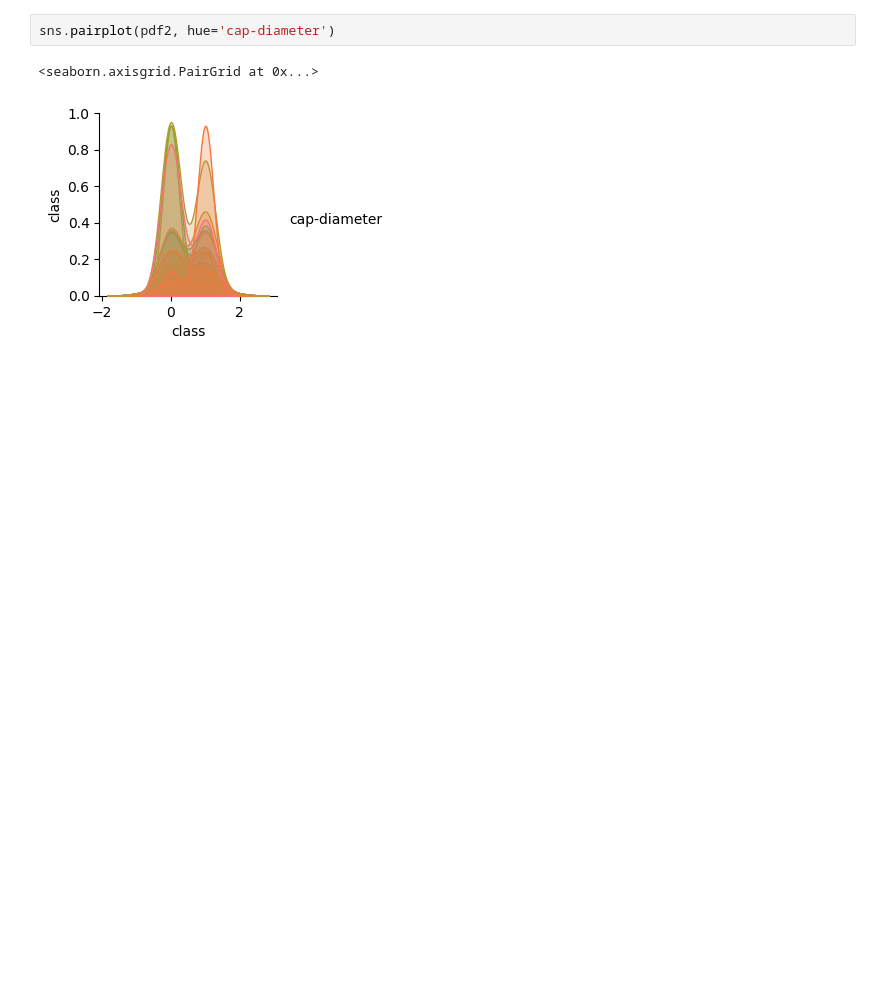
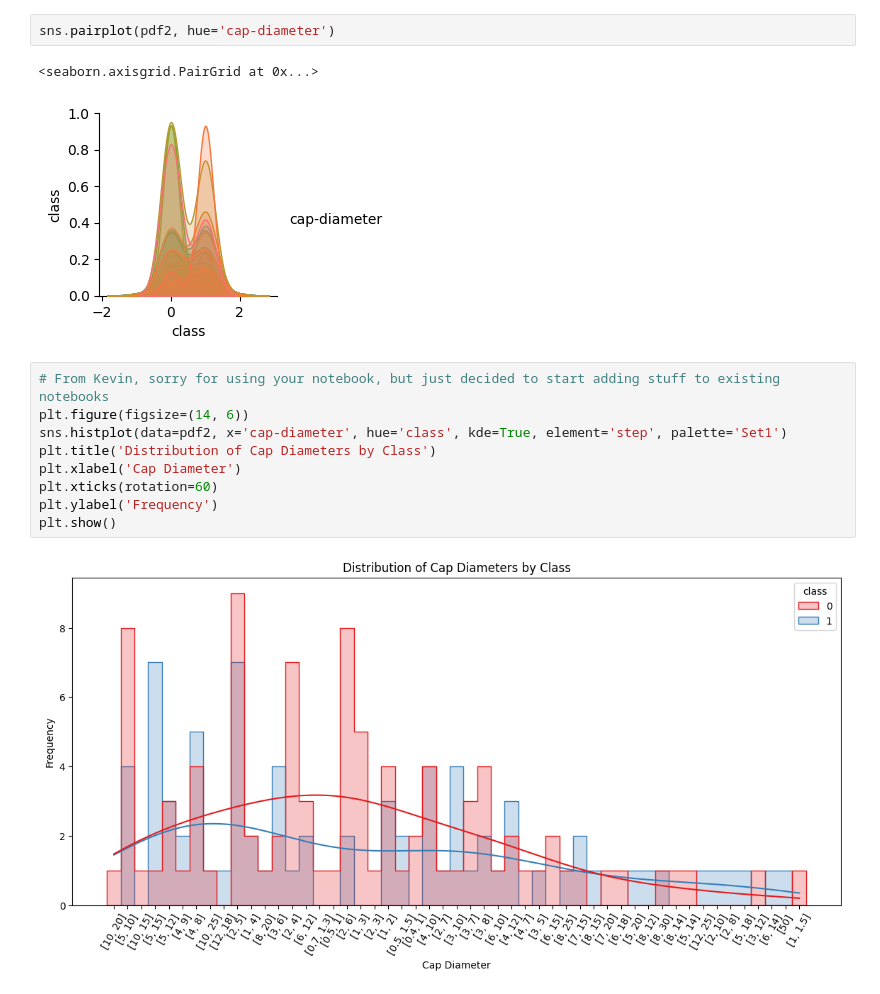
Before and after one commit to arnavkamra14/CSE151A_MushroomAnalysis, a Jupyter notebook: Untitled-1.ipynb, the cells around one changed output. Saved outputs shown, nothing was run; the diff lists cells and outputs as text; blank space fills up the shorter version.

Commit message:
Added some graphs comparing the encoded classes to other feature in Emily's notebook

```diff
--- a/Untitled-1.ipynb
+++ b/Untitled-1.ipynb
@@ -139,3 +139,14 @@ sns.pairplot(pdf2, hue='cap-diameter')
 # %% [output]
 <seaborn.axisgrid.PairGrid at 0x...>
 [figure]
+# %%
+# From Kevin, sorry for using your notebook, but just decided to start adding stuff to existing notebooks
+plt.figure(figsize=(14, 6))
+sns.histplot(data=pdf2, x='cap-diameter', hue='class', kde=True, element='step', palette='Set1')
+plt.title('Distribution of Cap Diameters by Class')
+plt.xlabel('Cap Diameter')
+plt.xticks(rotation=60)
+plt.ylabel('Frequency')
+plt.show()
+# %% [output]
+[figure, added]
```
Also changed, not shown: parts of 3 cells of this notebook.
